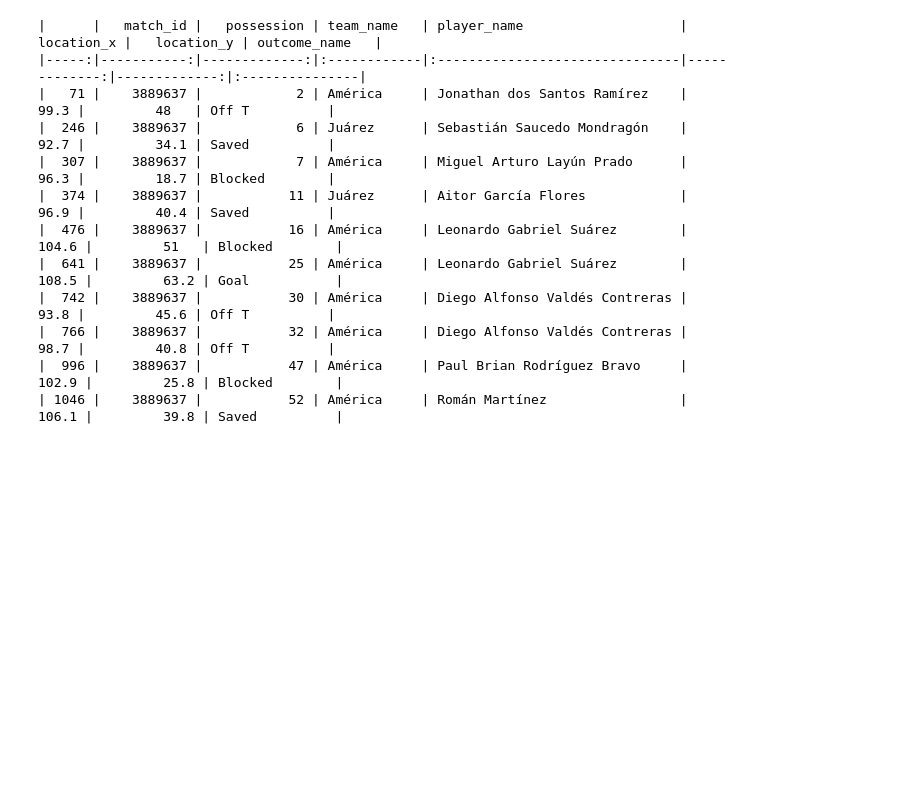
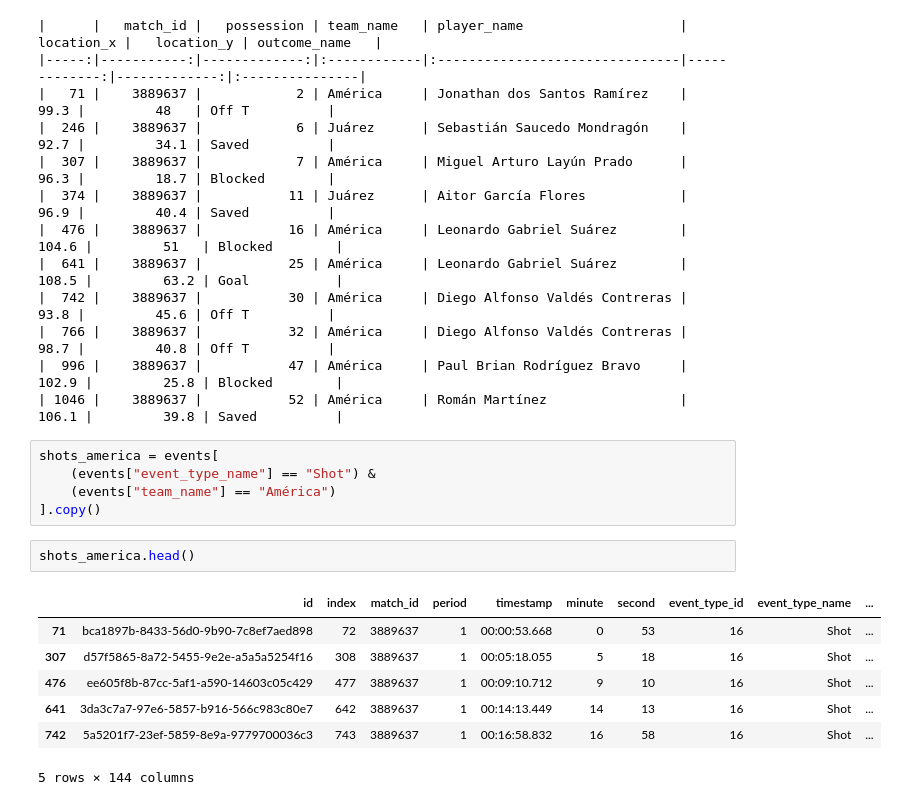
Before and after one commit to MiguelFigueroa02/ITAM_Sport_Lucho_FC, a Jupyter notebook: notebooks/01_data_exploration.ipynb, the cells around one changed output. Saved outputs shown, nothing was run; the diff lists cells and outputs as text; blank space fills up the shorter version.

```diff
--- a/notebooks/01_data_exploration.ipynb
+++ b/notebooks/01_data_exploration.ipynb
@@ -2705,3 +2705,18 @@ print(
 |  766 |    3889637 |           32 | América     | Diego Alfonso Valdés Contreras |         98.7 |         40.8 | Off T          |
 |  996 |    3889637 |           47 | América     | Paul Brian Rodríguez Bravo     |        102.9 |         25.8 | Blocked        |
 | 1046 |    3889637 |           52 | América     | Román Martínez                 |        106.1 |         39.8 | Saved          |
+# %%
+shots_america = events[
+    (events["event_type_name"] == "Shot") &
+    (events["team_name"] == "América")
+].copy()
+# %%
+shots_america.head()
+# %% [output]
+|  | id | index | match_id | period | timestamp | minute | second | event_type_id | event_type_name | ... |
+| 71 | bca1897b-8433-56d0-9b90-7c8ef7aed898 | 72 | 3889637 | 1 | 00:00:53.668 | 0 | 53 | 16 | Shot | ... |
+| 307 | d57f5865-8a72-5455-9e2e-a5a5a5254f16 | 308 | 3889637 | 1 | 00:05:18.055 | 5 | 18 | 16 | Shot | ... |
+| 476 | ee605f8b-87cc-5af1-a590-14603c05c429 | 477 | 3889637 | 1 | 00:09:10.712 | 9 | 10 | 16 | Shot | ... |
+| 641 | 3da3c7a7-97e6-5857-b916-566c983c80e7 | 642 | 3889637 | 1 | 00:14:13.449 | 14 | 13 | 16 | Shot | ... |
+| 742 | 5a5201f7-23ef-5859-8e9a-9779700036c3 | 743 | 3889637 | 1 | 00:16:58.832 | 16 | 58 | 16 | Shot | ... |
+5 rows × 144 columns
```
Also changed, not shown: parts of 60 cells of this notebook.
